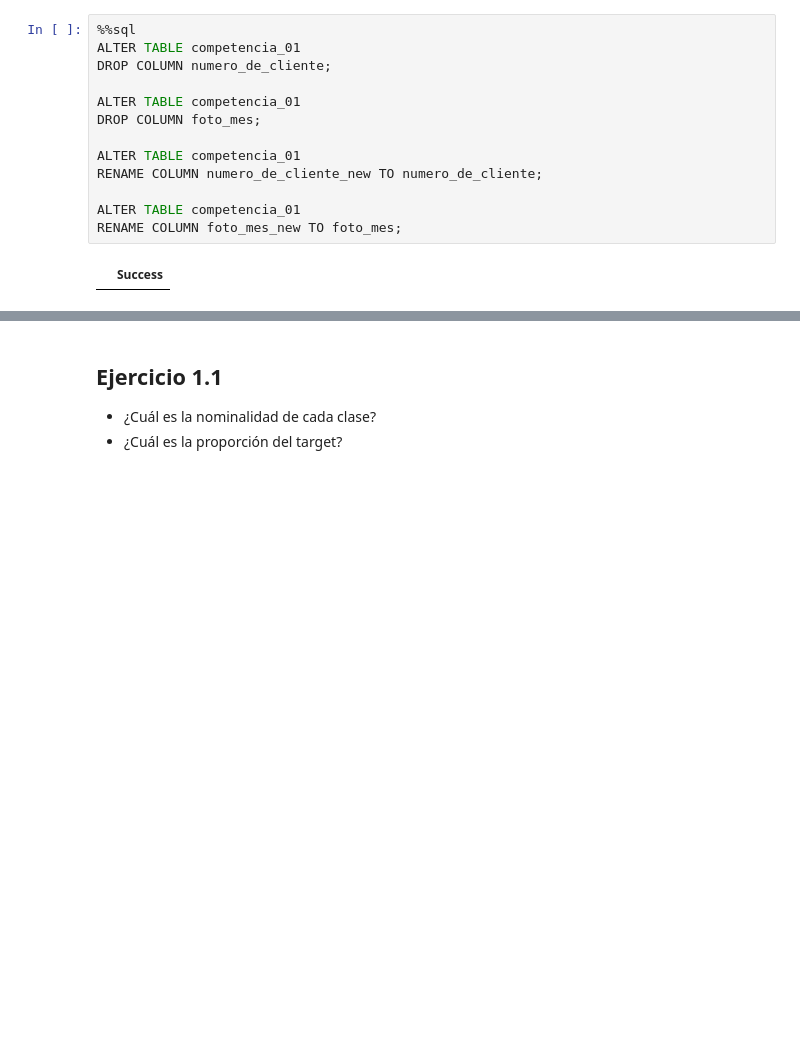
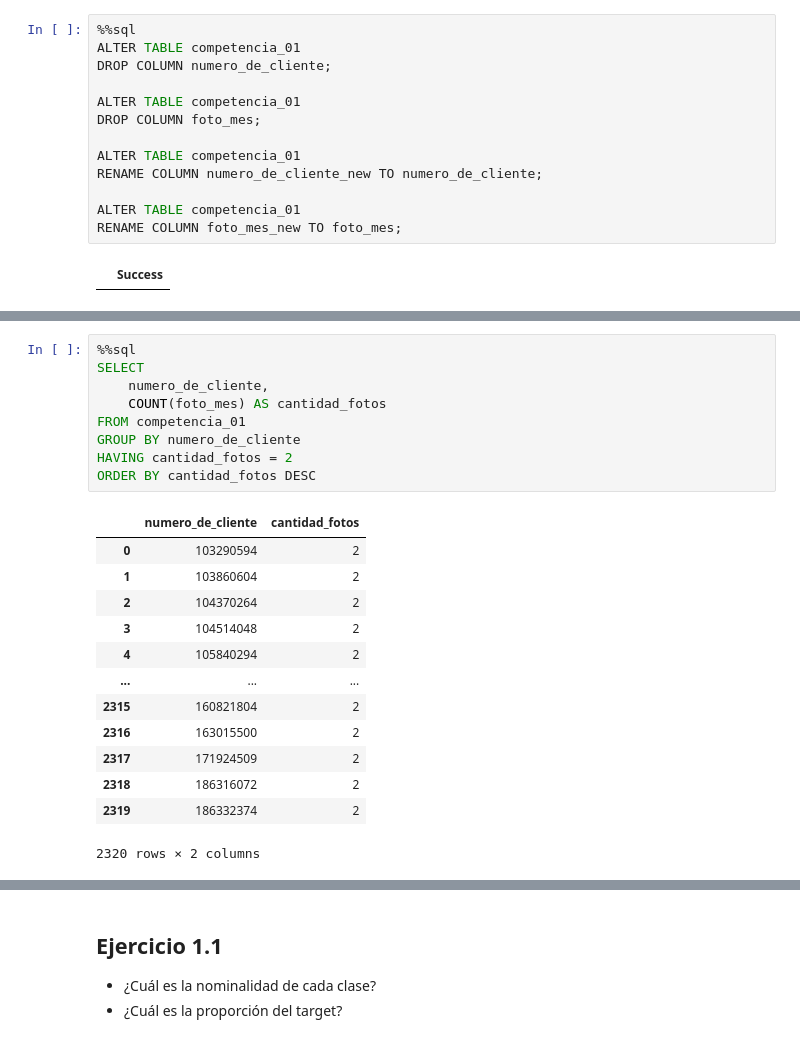
Before and after one commit to UribeAlejandro/dmeyf2023, a Jupyter notebook: src/monday/z101_target_sql.ipynb, the cells around one changed output, grey strips where cells are left out. Cells and saved outputs as stored; diff of their text form; blank space fills up the shorter version.

```diff
--- a/src/monday/z101_target_sql.ipynb
+++ b/src/monday/z101_target_sql.ipynb
@@ -261,0 +355,23 @@ CREATE OR REPLACE TABLE competencia_01 AS (
+# %%
+%%sql
+SELECT
+    numero_de_cliente,
+    COUNT(foto_mes) AS cantidad_fotos
+FROM competencia_01
+GROUP BY numero_de_cliente
+HAVING cantidad_fotos = 2
+ORDER BY cantidad_fotos DESC
+# %% [output]
+|  | numero_de_cliente | cantidad_fotos |
+| 0 | 103290594 | 2 |
+| 1 | 103860604 | 2 |
+| 2 | 104370264 | 2 |
+| 3 | 104514048 | 2 |
+| 4 | 105840294 | 2 |
+| ... | ... | ... |
+| 2315 | 160821804 | 2 |
+| 2316 | 163015500 | 2 |
+| 2317 | 171924509 | 2 |
+| 2318 | 186316072 | 2 |
+| 2319 | 186332374 | 2 |
+2320 rows × 2 columns
```
Also changed, not shown: parts of 30 cells of this notebook, 4 other files.
